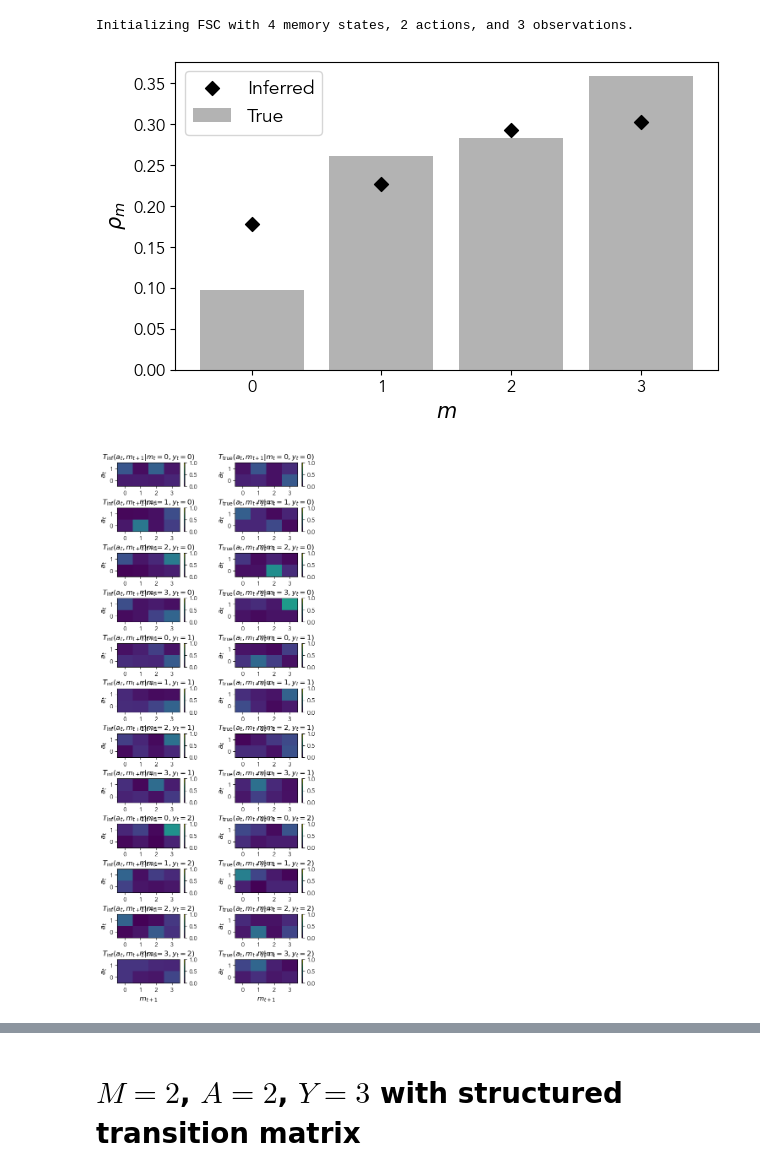
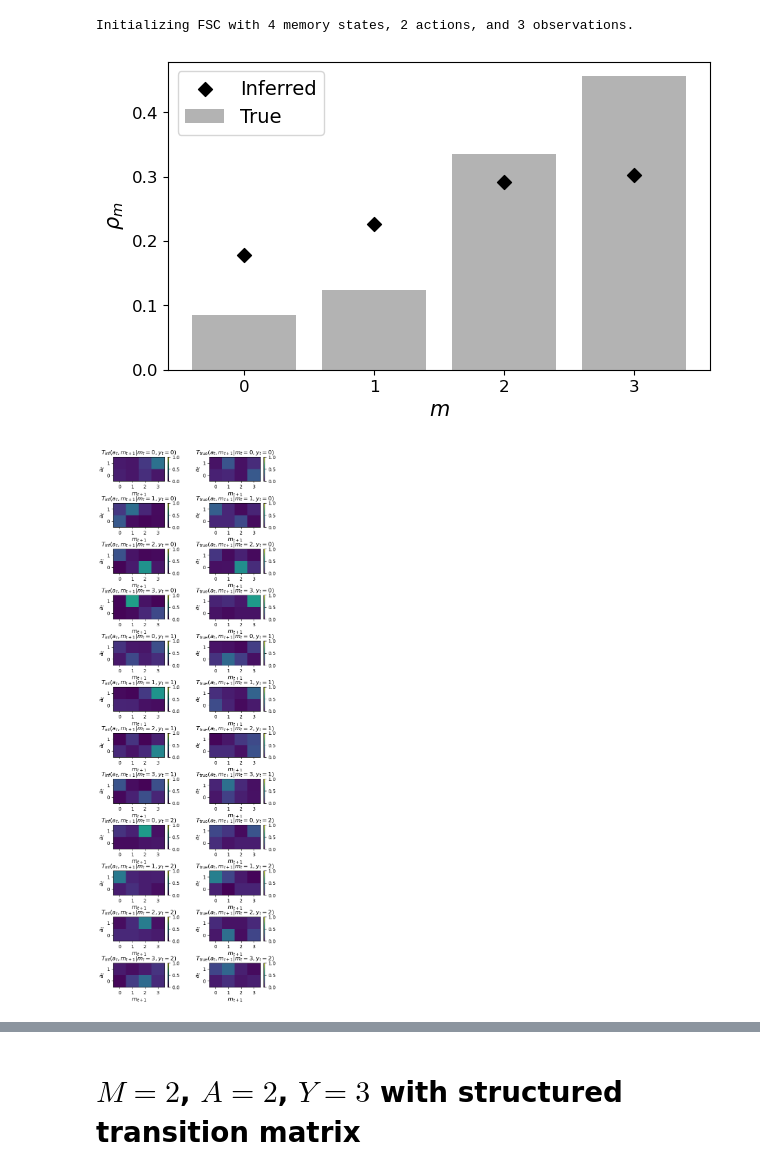
Before and after one commit to giorgionicoletti/InferenceFSCs, a Jupyter notebook: notebooks/FSC_trajectories.ipynb, the cells around one changed output, grey strips where cells are left out. Saved outputs shown, nothing was run; the diff lists cells and outputs as text; code cells hidden in the pictures.

```diff
--- a/notebooks/FSC_trajectories.ipynb
+++ b/notebooks/FSC_trajectories.ipynb
@@ -10,10 +10,6 @@ sys.path.append('../modules')
 from FSC import GenerationDiscreteObs as FSC_DiscreteObs
 from FSC import InferenceDiscreteObs as FSC_InferenceDiscreteObs
 import ObsModels
-# %%
-# set matplotlib font to avenir
-plt.rcParams['font.family'] = 'sans-serif'
-plt.rcParams['font.sans-serif'] = 'Avenir'
 # %% [markdown]
 # Finite State Controller with $M = 2$, $A = 2$, $Y = 2$
 # %% [markdown]
@@ -213,5 +219,19 @@ FSC_inferred = FSC_DiscreteObs(FSC_tofit.theta.detach().cpu().double().numpy(),
                                FSC_tofit.psi.detach().cpu().double().numpy(), verbose = True)
 # %% [output]
 Initializing FSC with 2 memory states, 2 actions, and 2 observations.
+# %%
+rho_sort = [1,0]
+
+psi_sorted = FSC_inferred.psi[rho_sort]
+theta_sorted = np.zeros_like(FSC_inferred.theta)
+
+for idx_y, y in enumerate(FSC_inferred.ObsSpace):
+    for idx_m1, m1 in enumerate(FSC_inferred.MemSpace):
+        for idx_m2, m2 in enumerate(FSC_inferred.MemSpace):
+            for idx_a, a in enumerate(FSC_inferred.ActSpace):
+                theta_sorted[idx_y, idx_m1, idx_m2, idx_a] = FSC_inferred.theta[idx_y, rho_sort[idx_m1], rho_sort[idx_m2], idx_a]
+
+FSC_inferred.load_theta(theta_sorted)
+FSC_inferred.load_psi(psi_sorted)
 # %%
 fig, ax = plt.subplots(1,1, figsize=(7,4))
@@ -271,11 +294,11 @@ fig, ax = FSC_inferred.plot_trajectory(trj, Time)
 # %% [markdown]
 # Observations
 # %%
-NStepsObs = 100
-NTraj = 500
+NStepsObs = 300
+NTraj = 250
 Y = 3
 RateMatrixObs = np.ones((Y,Y))
-RateMatrixObs = RateMatrixObs + 2*np.eye(Y)
+RateMatrixObs = RateMatrixObs + 25*np.eye(Y)
 
 observations = ObsModels.DiscreteMarkovChain(NTraj, NStepsObs, RateMatrixObs, initial_seed = 1)
 observations.shape
@@ -394,33 +418,33 @@ plt.legend(fontsize = 14)
 
 plt.show()
 # %% [output]
-[figure, old version]
+[figure, new version]
 # %%
-fig, axs = plt.subplots(Y*M, 2, figsize=(6,16))
+fig, axs = plt.subplots(Y*M, 2, figsize=(6,20))
 plt.subplots_adjust(hspace = 0.9, wspace=0.5)
 for a in axs.flatten():
     a.set_xticks(FSC.MemSpace)
     a.set_yticks(FSC.ActSpace)
     a.set_xlabel("$m_{t+1}$", fontsize = 12)
     a.set_ylabel("$a_t$", fontsize = 12)
 
 c = 0
 for idx_y, y in enumerate(FSC_inferred.ObsSpace):
     for idx_m, m in enumerate(FSC_inferred.MemSpace):
         im_inf = axs[c, 0].pcolormesh(FSC_inferred.MemSpace, FSC_inferred.ActSpace, FSC_inferred.TMat[idx_y, idx_m].T, vmin = 0, vmax = 1)
         im_true = axs[c, 1].pcolormesh(FSC.MemSpace, FSC.ActSpace, FSC.TMat[idx_y, idx_m].T, vmin = 0, vmax = 1)
 
         axs[c, 0].set_title(f"$T_\\mathrm{{inf}}(a_t, m_{{t+1}} | m_t = {m}, y_{{t}} = {y})$")
         axs[c, 1].set_title(f"$T_\\mathrm{{true}}(a_t, m_{{t+1}} | m_t = {m}, y_{{t}} = {y})$")
 
         cbar_inf = fig.colorbar(im_inf, ax=axs[c, 0])
         cbar_true = fig.colorbar(im_true, ax=axs[c, 1])
 
         c += 1
 
 plt.show()
 # %% [output]
-[figure, old version]
+[figure, new version]
 # %%
 FSC_inferred.load_observations(observations)
 # %%
```
Also changed, not shown: parts of 29 cells of this notebook.
